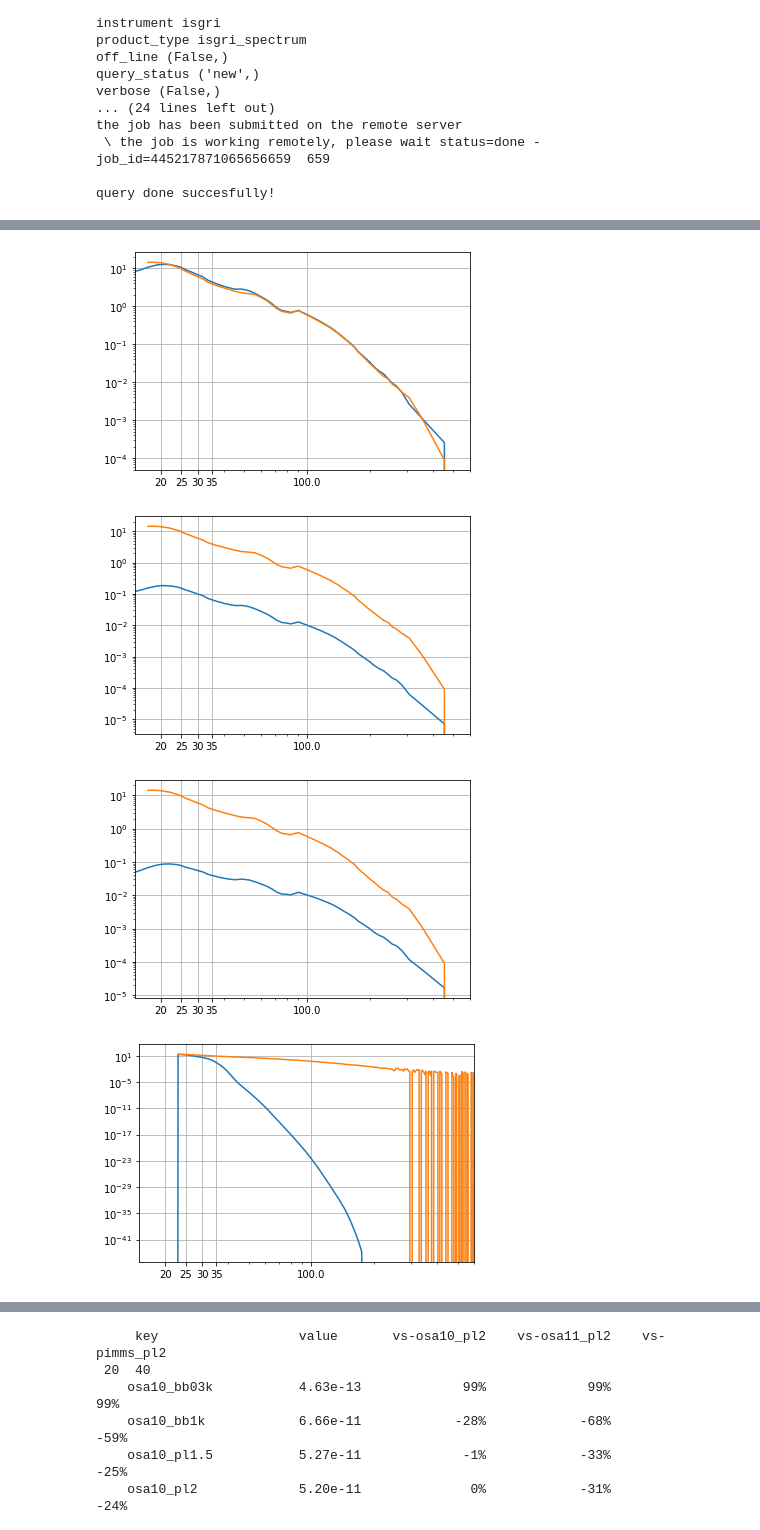
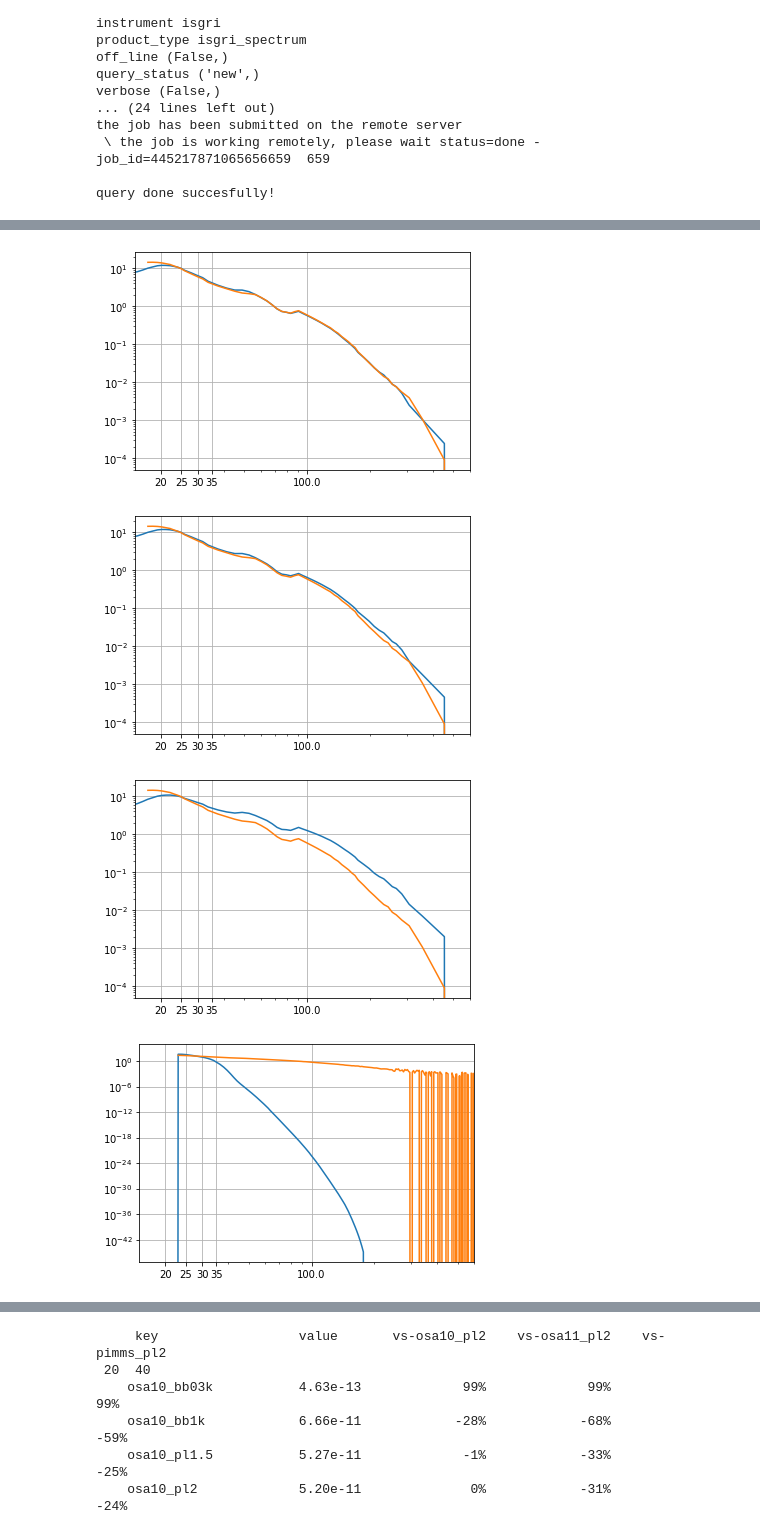
Before and after one commit to integral-observatory/integral-isgri-rate-meaning, a Jupyter notebook: count-flux-conversion.ipynb, the cells around one changed output, grey strips where cells are left out. Saved outputs shown, nothing was run; the diff lists cells and outputs as text; code cells hidden in the pictures.

```diff
--- a/count-flux-conversion.ipynb
+++ b/count-flux-conversion.ipynb
@@ -160,6 +160,12 @@ def resp_norm(D, e1, e2, plot=False, model="crab"):
         source=crab_ph_cm2_s_kev(ie1)
     else:
         source = model(ie1)
+
+    renorm = np.outer(arf['SPECRESP']*source*(ie2-ie1),np.ones_like(rmf_eb['E_MIN']))*rmf_mt['MATRIX']
+    rate_n = np.nansum(spec.data['RATE'][(rmf_eb['E_MIN']>e1) & (rmf_eb['E_MAX']<e2)])
+    csource=np.outer(arf['SPECRESP']*source*(ie2-ie1),np.ones_like(rmf_eb['E_MIN']))*rmf_mt['MATRIX']
+    n = csource[:,(rmf_eb['E_MIN']>e1) & (rmf_eb['E_MAX']<e2)].sum()
+    source *= rate_n/n
 
     m_flux = (ie1>e1) & (ie2<=e2)
     flux_erg_cm2_s_eband = np.nansum((source*(ie2-ie1)*ie1)[m_flux])*((1.*u.keV).to(u.erg).value)
@@ -254,4 +260,4 @@ response norm in 60 100 is 0.0 rate norm 52.64862 erg/cm2 per count nan
-[figure, old version]
+[figure, new version]
-[figure, old version]
+[figure, new version]
-[figure, old version]
+[figure, new version]
-[figure, old version]
+[figure, new version]
```
Also changed, not shown: parts of 2 cells of this notebook, 1 other file.
